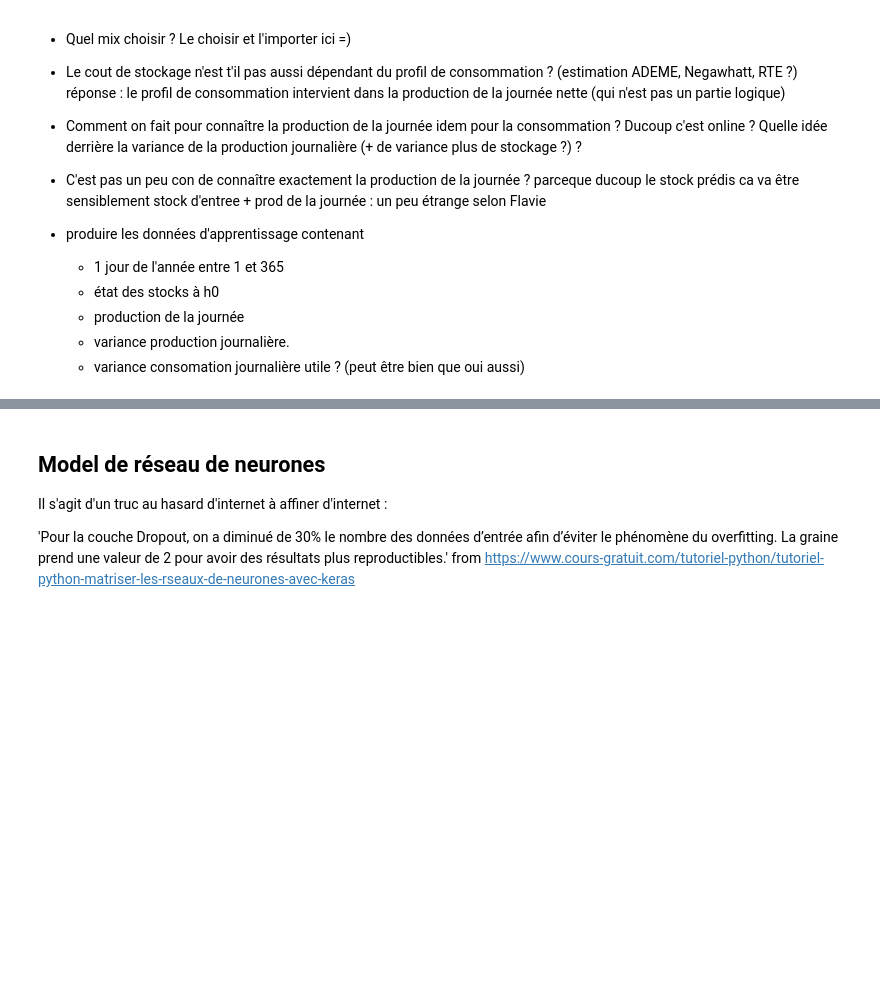
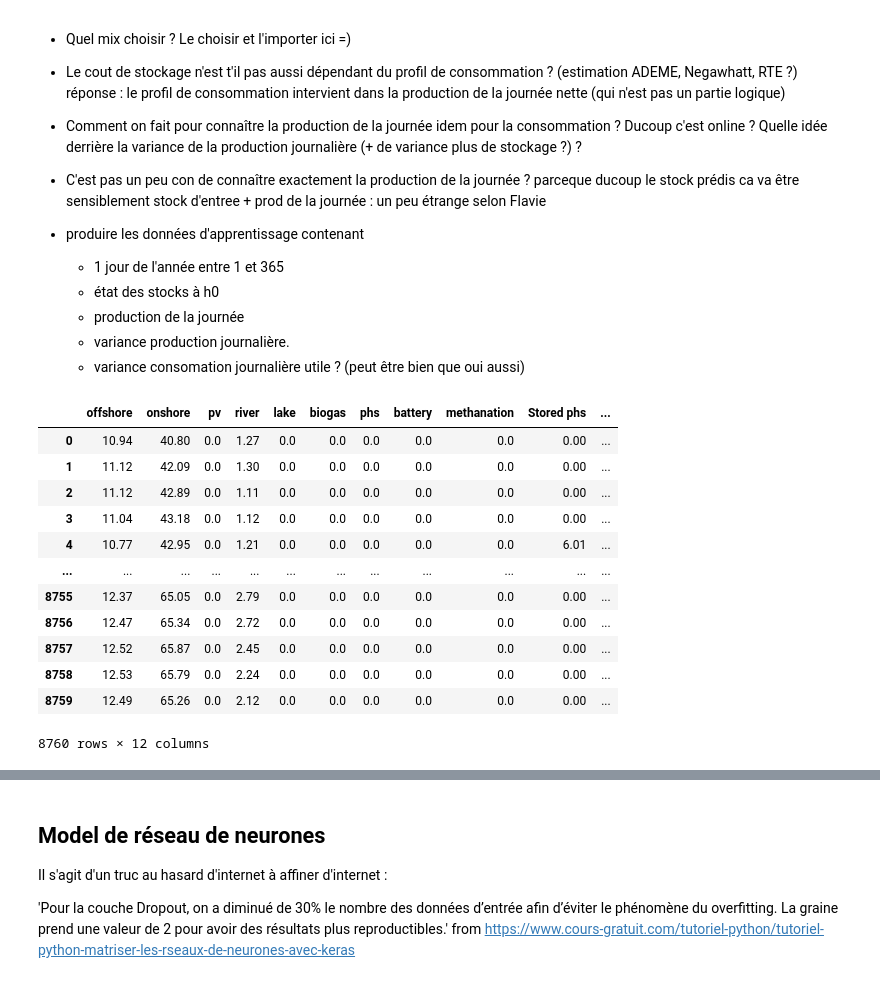
Before and after one commit to F1avie/EOLES_elecRES, a Jupyter notebook: Projet_ENR_FF.ipynb, the cells around one changed output, grey strips where cells are left out. Drawn from its saved outputs; the diff is of its cells as text; code cells hidden in the pictures; blank space fills up the shorter version.

```diff
--- a/Projet_ENR_FF.ipynb
+++ b/Projet_ENR_FF.ipynb
@@ -44,3 +45,24 @@ from tensorflow.keras import layers
     - production de la journée
     - variance production journalière.
     - variance consomation journalière utile ? (peut être bien que oui aussi)
+# %%
+simu_opti_ademe = pd.read_csv("Project_Renewables_2050_Stage_Amandine/simulations/optimal_simulations/simu_opti_ademe/simu_opti_ademe_hourly_generation.csv")
+# %%
+simu_opti_ademe.drop(["Electricity demand","hour","reserve phs","reserve phs","reserve battery","reserve lake","Storage phs","Storage battery","Storage methanation"],inplace = True, axis =1)
+#simu_opti_ademe.drop("hour",inplace = True, axis =1)
+# %%
+simu_opti_ademe
+# %% [output]
+|  | offshore | onshore | pv | river | lake | biogas | phs | battery | methanation | Stored phs | ... |
+| 0 | 10.94 | 40.80 | 0.0 | 1.27 | 0.0 | 0.0 | 0.0 | 0.0 | 0.0 | 0.00 | ... |
+| 1 | 11.12 | 42.09 | 0.0 | 1.30 | 0.0 | 0.0 | 0.0 | 0.0 | 0.0 | 0.00 | ... |
+| 2 | 11.12 | 42.89 | 0.0 | 1.11 | 0.0 | 0.0 | 0.0 | 0.0 | 0.0 | 0.00 | ... |
+| 3 | 11.04 | 43.18 | 0.0 | 1.12 | 0.0 | 0.0 | 0.0 | 0.0 | 0.0 | 0.00 | ... |
+| 4 | 10.77 | 42.95 | 0.0 | 1.21 | 0.0 | 0.0 | 0.0 | 0.0 | 0.0 | 6.01 | ... |
+| ... | ... | ... | ... | ... | ... | ... | ... | ... | ... | ... | ... |
+| 8755 | 12.37 | 65.05 | 0.0 | 2.79 | 0.0 | 0.0 | 0.0 | 0.0 | 0.0 | 0.00 | ... |
+| 8756 | 12.47 | 65.34 | 0.0 | 2.72 | 0.0 | 0.0 | 0.0 | 0.0 | 0.0 | 0.00 | ... |
+| 8757 | 12.52 | 65.87 | 0.0 | 2.45 | 0.0 | 0.0 | 0.0 | 0.0 | 0.0 | 0.00 | ... |
+| 8758 | 12.53 | 65.79 | 0.0 | 2.24 | 0.0 | 0.0 | 0.0 | 0.0 | 0.0 | 0.00 | ... |
+| 8759 | 12.49 | 65.26 | 0.0 | 2.12 | 0.0 | 0.0 | 0.0 | 0.0 | 0.0 | 0.00 | ... |
+8760 rows × 12 columns
```
Also changed, not shown: parts of 10 cells of this notebook.
